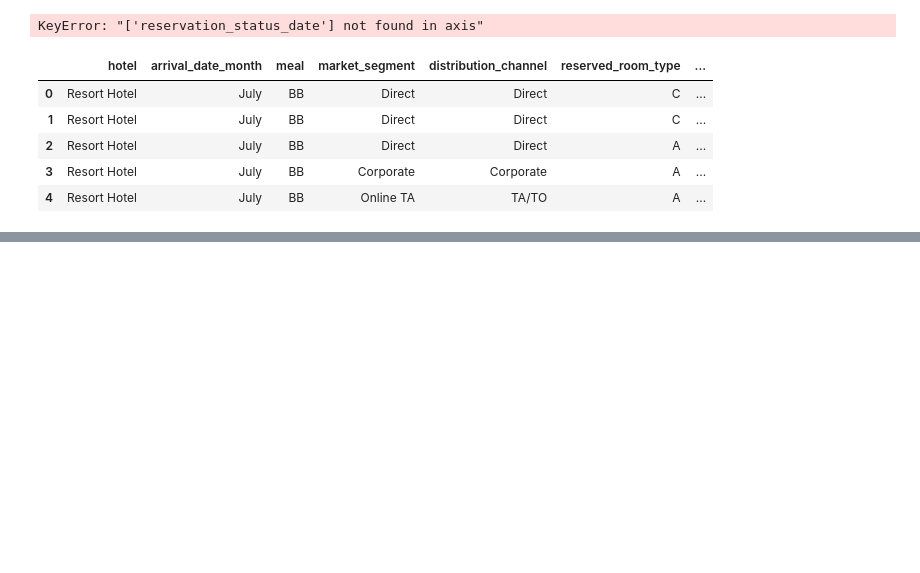
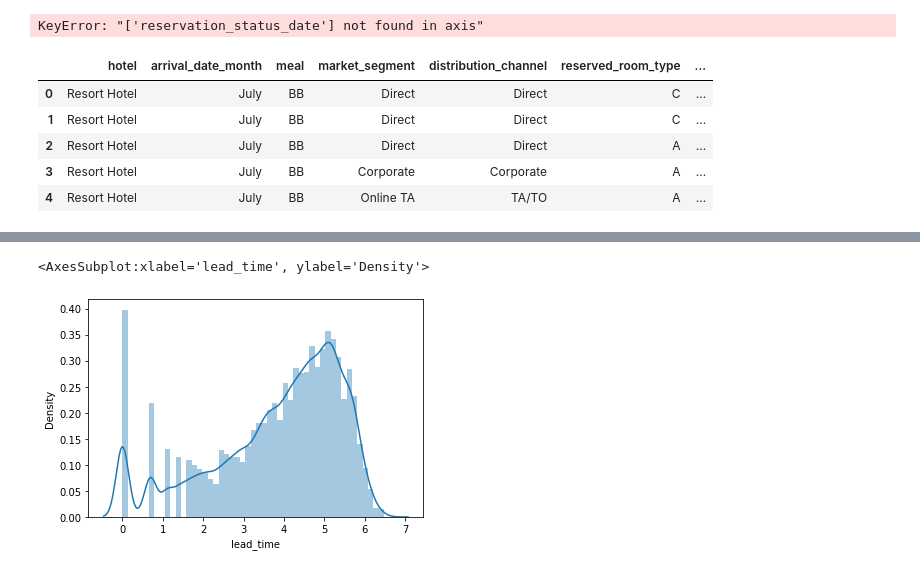
Before and after one commit to mehediitdba/ALL_PROJECT, a Jupyter notebook: Machine_Learning_Real_World_projects_in_Python/File-01_T_09.ipynb, the cells around one changed output, grey strips where cells are left out. Drawn from its saved outputs; the diff is of its cells as text; code cells hidden in the pictures; blank space fills up the shorter version.

```diff
--- a/Machine_Learning_Real_World_projects_in_Python/File-01_T_09.ipynb
+++ b/Machine_Learning_Real_World_projects_in_Python/File-01_T_09.ipynb
@@ -652,0 +747,5 @@ data_cat.head()
+# %%
+sns.distplot(dataframe['lead_time'])
+# %% [output]
+<AxesSubplot:xlabel='lead_time', ylabel='Density'>
+[figure, added]
```
Also changed, not shown: parts of 18 cells of this notebook.
